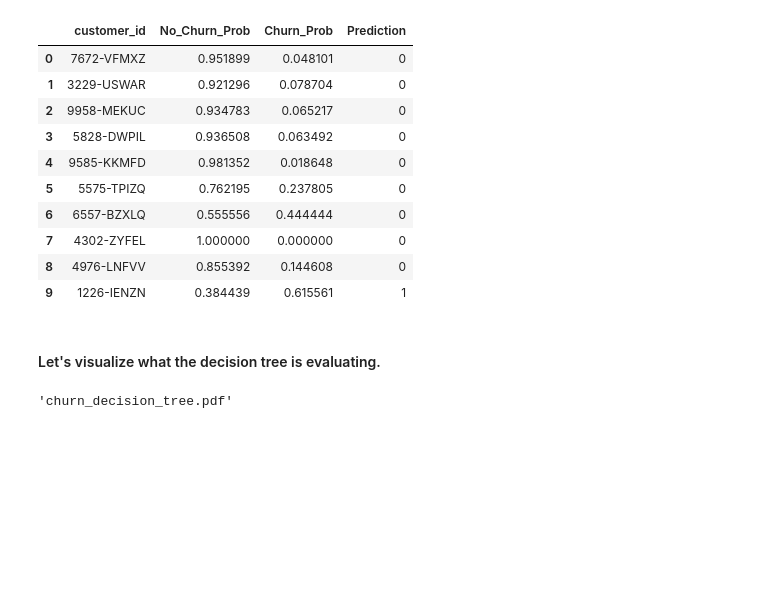
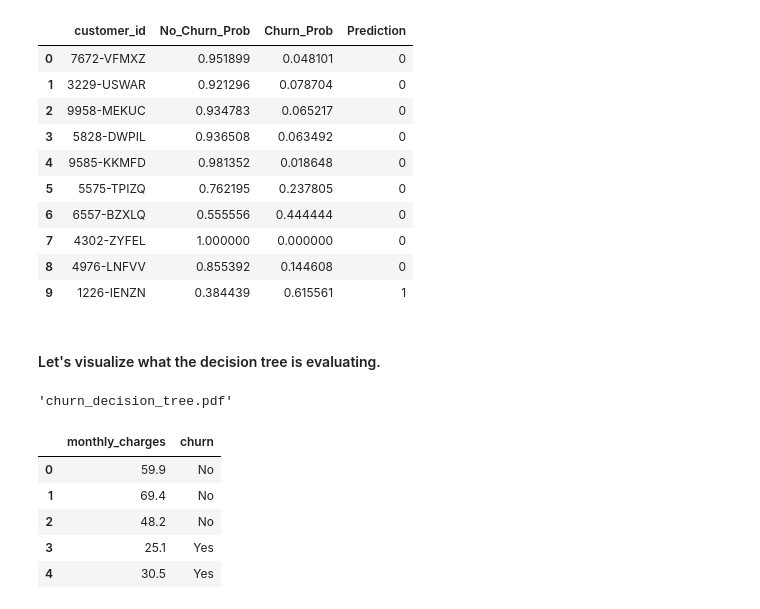
Before and after one commit to codeup-classification-project-ada/Classification, a Jupyter notebook: Codeup_Classification_Project_Ada_Final.ipynb, the cells around one changed output. Drawn from its saved outputs; the diff is of its cells as text; code cells hidden in the pictures; blank space fills up the shorter version.

```diff
--- a/Codeup_Classification_Project_Ada_Final.ipynb
+++ b/Codeup_Classification_Project_Ada_Final.ipynb
@@ -1668,3 +1675,13 @@ graph = graphviz.Source(dot_data)
 graph.render('churn_decision_tree', view=True)
 # %% [output]
 'churn_decision_tree.pdf'
+# %%
+churned = df[['monthly_charges', 'churn']]
+churned.head()
+# %% [output]
+|  | monthly_charges | churn |
+| 0 | 59.9 | No |
+| 1 | 69.4 | No |
+| 2 | 48.2 | No |
+| 3 | 25.1 | Yes |
+| 4 | 30.5 | Yes |
```
Also changed, not shown: parts of 11 cells of this notebook.
